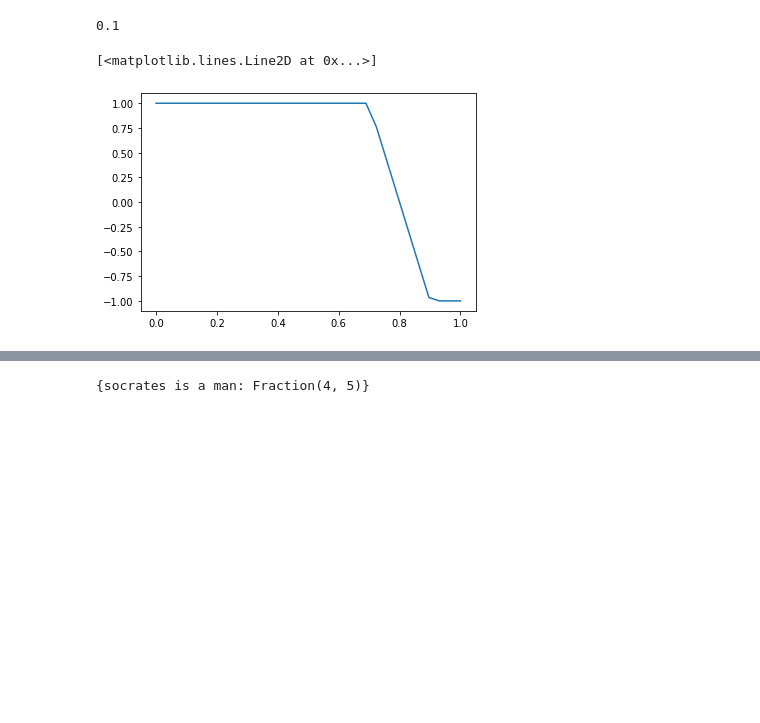
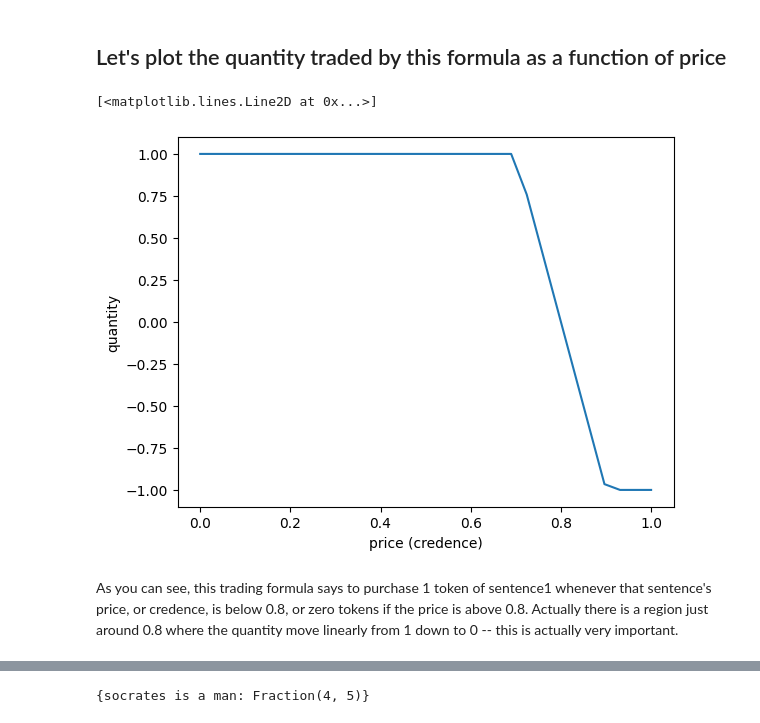
Before and after one commit to monasticacademy/logical-induction, a Jupyter notebook: notebooks/three_updates.ipynb, the cells around one changed output, grey strips where cells are left out. Cells and saved outputs as stored; diff of their text form; code cells hidden in the pictures; blank space fills up the shorter version.

```diff
--- a/notebooks/three_updates.ipynb
+++ b/notebooks/three_updates.ipynb
@@ -14,5 +26,5 @@ sentence3 = li.Implication(sentence1, sentence2)
 # %%
-def trade_on_probability(sentence, day, p, slope=10):
+def trade_on_probability(sentence, index, p, slope=10):
     return li.Min(
         li.Constant(1),
         li.Max(
@@ -21,7 +33,7 @@ def trade_on_probability(sentence, day, p, slope=10):
                 li.Constant(slope * p),
                 li.Product(
                     li.Constant(-slope),
-                    li.Price(sentence1, day)
+                    li.Price(sentence1, index)
                 )
             )
         )
@@ -35,4 +40,0 @@ belief_history = li.History([{sentence1: .1}])
-# %%
-belief_history.lookup(sentence1, 1)
-# %% [output]
-0.1
@@ -41,7 +41,15 @@ first_trading_policy = next(trading_alg(sentence1, .8))
+# %% [markdown]
+## Let's plot the quantity traded by this formula as a function of price
 # %%
+f = trade_on_probability(sentence1, 1, .8)
 credences = np.linspace(0, 1, 30)
-purchase_quantities = [first_trading_policy[sentence1].evaluate(li.History([{sentence1: cr}])) for cr in credences]
+purchase_quantities = [f.evaluate(li.History([{sentence1: cr}])) for cr in credences]
+
+plt.xlabel('price (credence)')
+plt.ylabel('quantity')
 plt.plot(credences, purchase_quantities)
 # %% [output]
 [<matplotlib.lines.Line2D at 0x...>]
-[figure, old version]
+[figure, new version]
+# %% [markdown]
+As you can see, this trading formula says to purchase 1 token of sentence1 whenever that sentence's price, or credence, is below 0.8, or zero tokens if the price is above 0.8. Actually there is a region just around 0.8 where the quantity move linearly from 1 down to 0 -- this is actually very important.
```
Also changed, not shown: parts of 35 cells of this notebook, 1 other file.
